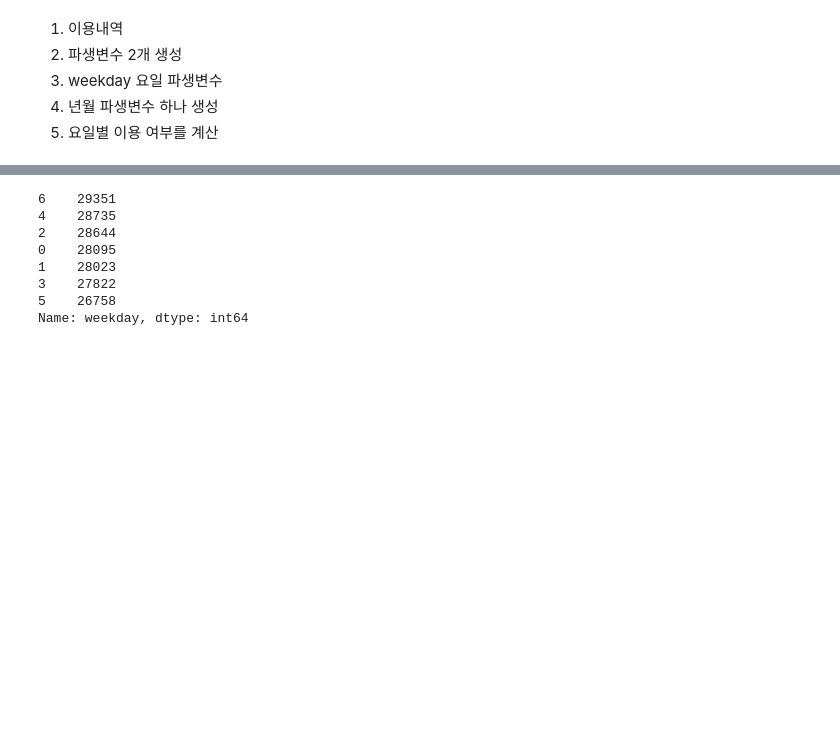
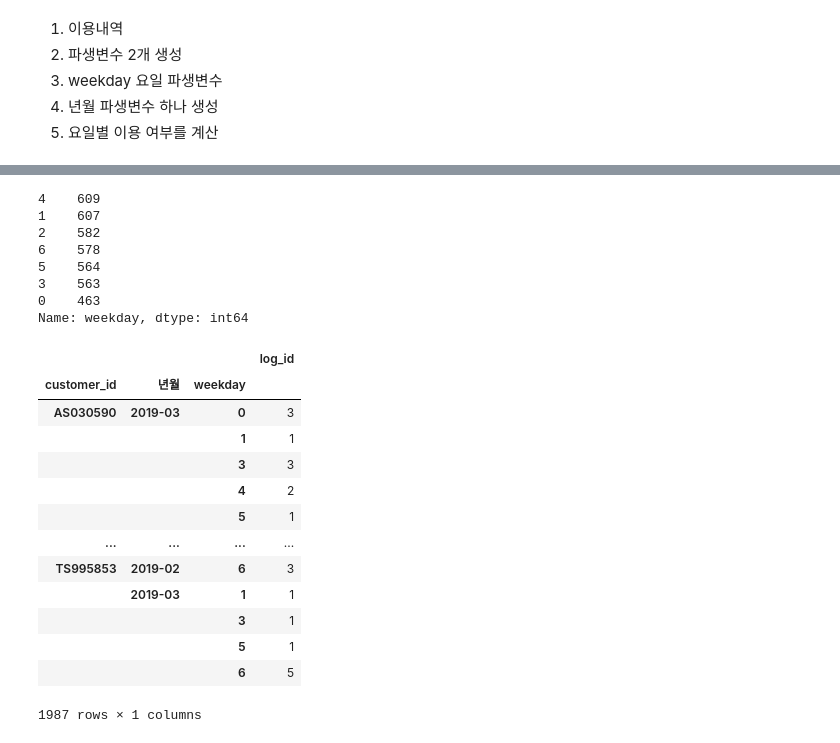
Before and after one commit to sejinhwang97ko/2023prac, a Jupyter notebook: 20230426/01_총정리.ipynb, the cells around one changed output, grey strips where cells are left out. Cells and saved outputs as stored; diff of their text form; code cells hidden in the pictures; blank space fills up the shorter version.

```diff
--- a/20230426/01_총정리.ipynb
+++ b/20230426/01_총정리.ipynb
@@ -338,11 +354,29 @@ data['년월'] = data['usedate'].dt.strftime("%Y-%m")
 # %%
-data['weekday'].value_counts()
+data1['weekday'].value_counts()
 # %% [output]
-6    29351
-4    28735
-2    28644
-0    28095
-1    28023
-3    27822
-5    26758
+4    609
+1    607
+2    582
+6    578
+5    564
+3    563
+0    463
 Name: weekday, dtype: int64
+# %%
+data1.groupby(['customer_id','년월','weekday']).count()[['log_id']]
+#'customer_id','년월','weekday'가 인덱스
+# %% [output]
+|  |  |  | log_id |
+| customer_id | 년월 | weekday |  |
+| AS030590 | 2019-03 | 0 | 3 |
+|  |  | 1 | 1 |
+|  |  | 3 | 3 |
+|  |  | 4 | 2 |
+|  |  | 5 | 1 |
+| ... | ... | ... | ... |
+| TS995853 | 2019-02 | 6 | 3 |
+|  | 2019-03 | 1 | 1 |
+|  |  | 3 | 1 |
+|  |  | 5 | 1 |
+|  |  | 6 | 5 |
+1987 rows × 1 columns
```
Also changed, not shown: parts of 19 cells of this notebook, 3 other files.
